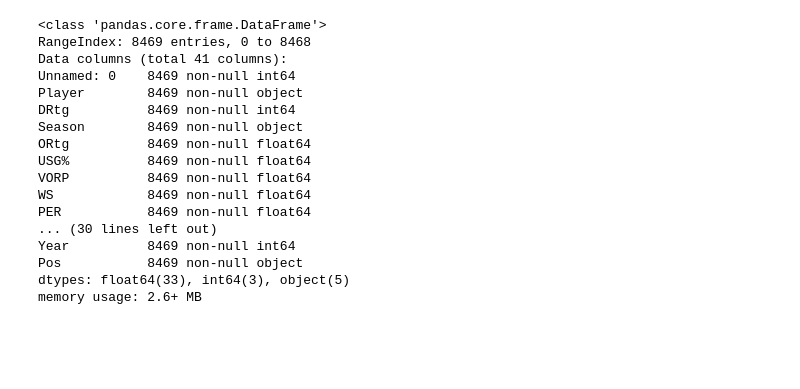
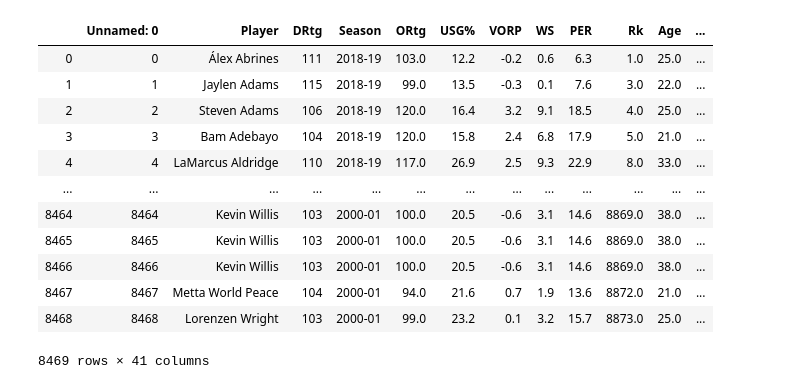
Before and after one commit to brandonmojica/nba_postion_classification, a Jupyter notebook: notebooks/all_nba_data_clustering.ipynb, the cells around one changed output. Drawn from its saved outputs; the diff is of its cells as text; code cells hidden in the pictures; blank space fills up the shorter version.

```diff
--- a/notebooks/all_nba_data_clustering.ipynb
+++ b/notebooks/all_nba_data_clustering.ipynb
@@ -12,22 +12,18 @@ from sklearn.metrics import silhouette_score
 # %%
 nba_data = pd.read_csv('../data/finalmasterdata.csv')
 # %%
-nba_data.info()
+nba_data
 # %% [output]
+|  | Unnamed: 0 | Player | DRtg | Season | ORtg | USG% | VORP | WS | PER | Rk | Age | ... |
+| 0 | 0 | Álex Abrines | 111 | 2018-19 | 103.0 | 12.2 | -0.2 | 0.6 | 6.3 | 1.0 | 25.0 | ... |
+| 1 | 1 | Jaylen Adams | 115 | 2018-19 | 99.0 | 13.5 | -0.3 | 0.1 | 7.6 | 3.0 | 22.0 | ... |
+| 2 | 2 | Steven Adams | 106 | 2018-19 | 120.0 | 16.4 | 3.2 | 9.1 | 18.5 | 4.0 | 25.0 | ... |
+| 3 | 3 | Bam Adebayo | 104 | 2018-19 | 120.0 | 15.8 | 2.4 | 6.8 | 17.9 | 5.0 | 21.0 | ... |
+| 4 | 4 | LaMarcus Aldridge | 110 | 2018-19 | 117.0 | 26.9 | 2.5 | 9.3 | 22.9 | 8.0 | 33.0 | ... |
+| ... | ... | ... | ... | ... | ... | ... | ... | ... | ... | ... | ... | ... |
+| 8464 | 8464 | Kevin Willis | 103 | 2000-01 | 100.0 | 20.5 | -0.6 | 3.1 | 14.6 | 8869.0 | 38.0 | ... |
+| 8465 | 8465 | Kevin Willis | 103 | 2000-01 | 100.0 | 20.5 | -0.6 | 3.1 | 14.6 | 8869.0 | 38.0 | ... |
+| 8466 | 8466 | Kevin Willis | 103 | 2000-01 | 100.0 | 20.5 | -0.6 | 3.1 | 14.6 | 8869.0 | 38.0 | ... |
+| 8467 | 8467 | Metta World Peace | 104 | 2000-01 | 94.0 | 21.6 | 0.7 | 1.9 | 13.6 | 8872.0 | 21.0 | ... |
+| 8468 | 8468 | Lorenzen Wright | 103 | 2000-01 | 99.0 | 23.2 | 0.1 | 3.2 | 15.7 | 8873.0 | 25.0 | ... |
-<class 'pandas.core.frame.DataFrame'>
-RangeIndex: 8469 entries, 0 to 8468
-Data columns (total 41 columns):
-Unnamed: 0    8469 non-null int64
-Player        8469 non-null object
-DRtg          8469 non-null int64
-Season        8469 non-null object
-ORtg          8469 non-null float64
-USG%          8469 non-null float64
-VORP          8469 non-null float64
-WS            8469 non-null float64
-PER           8469 non-null float64
-... (30 lines left out)
-Year          8469 non-null int64
-Pos           8469 non-null object
-dtypes: float64(33), int64(3), object(5)
-memory usage: 2.6+ MB
+8469 rows × 41 columns
```
Also changed, not shown: 5 other files.
